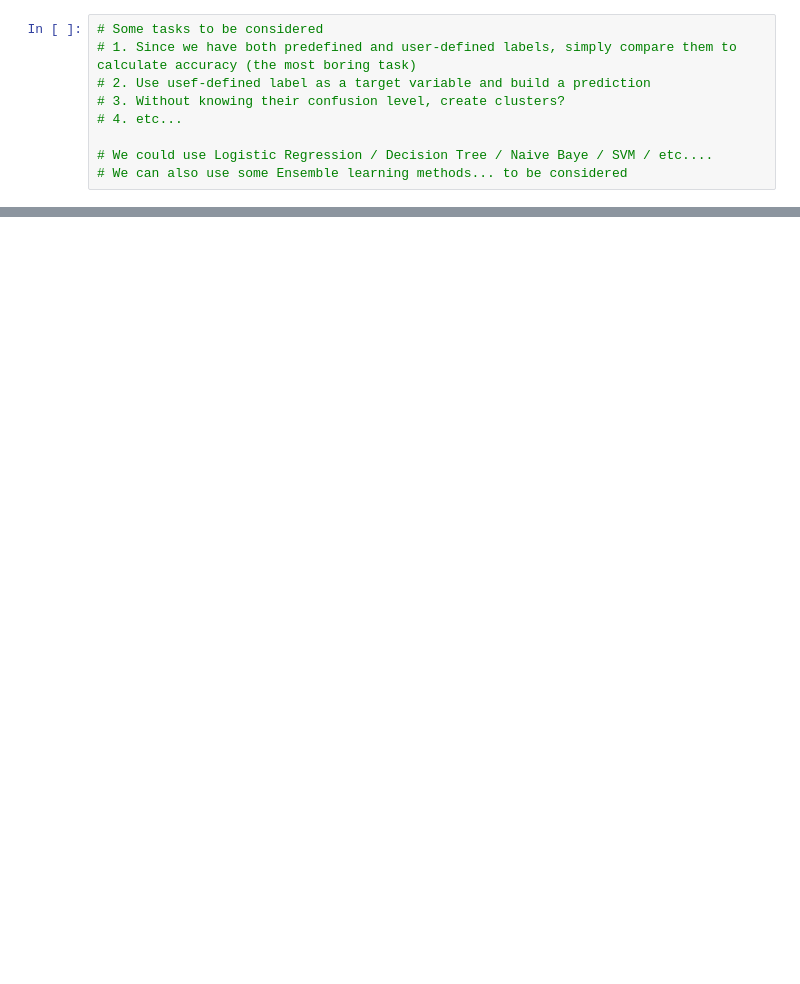
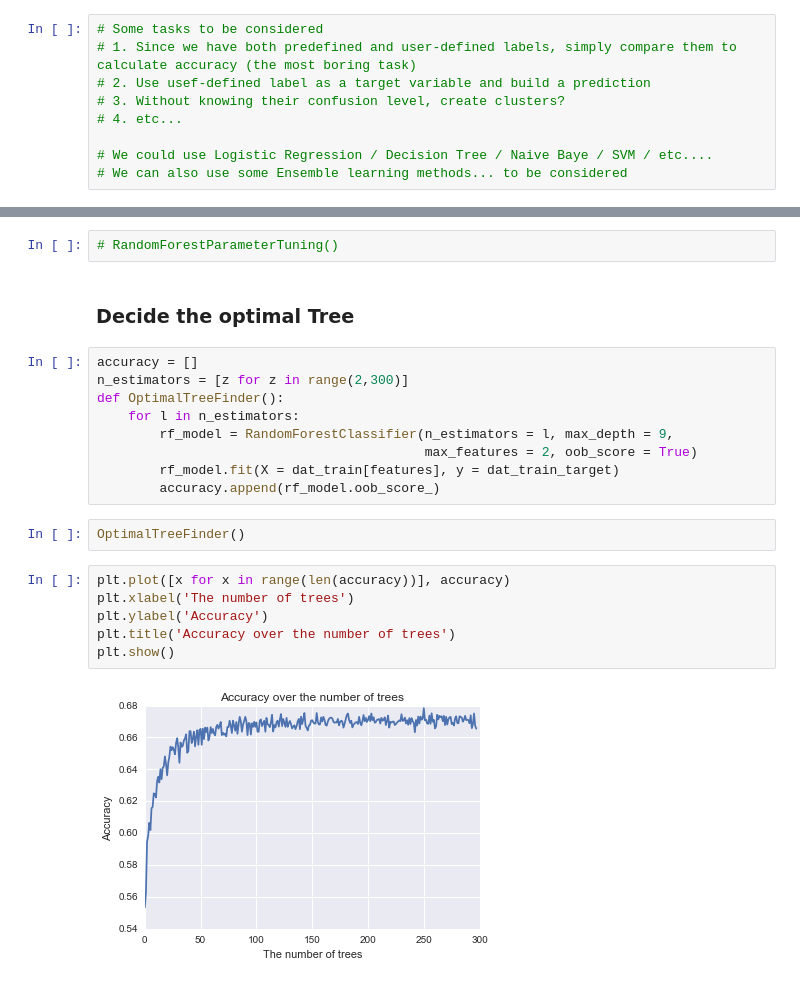
Before and after one commit to kimx3129/CSC529, a Jupyter notebook: CSC529_Final_Project.ipynb, the cells around one changed output, grey strips where cells are left out. Cells and saved outputs as stored; diff of their text form; blank space fills up the shorter version.

```diff
--- a/CSC529_Final_Project.ipynb
+++ b/CSC529_Final_Project.ipynb
@@ -196,0 +452,23 @@ predefinedlabel         0.467906   0.481585
+# %%
+# RandomForestParameterTuning()
+# %% [markdown]
+### Decide the optimal Tree
+# %%
+accuracy = []
+n_estimators = [z for z in range(2,300)]
+def OptimalTreeFinder():
+    for l in n_estimators:
+        rf_model = RandomForestClassifier(n_estimators = l, max_depth = 9,
+                                          max_features = 2, oob_score = True)
+        rf_model.fit(X = dat_train[features], y = dat_train_target)
+        accuracy.append(rf_model.oob_score_)
+# %%
+OptimalTreeFinder()
+# %%
+plt.plot([x for x in range(len(accuracy))], accuracy)
+plt.xlabel('The number of trees')
+plt.ylabel('Accuracy')
+plt.title('Accuracy over the number of trees')
+plt.show()
+# %% [output]
+[figure, added]
```
Also changed, not shown: parts of 71 cells of this notebook.
